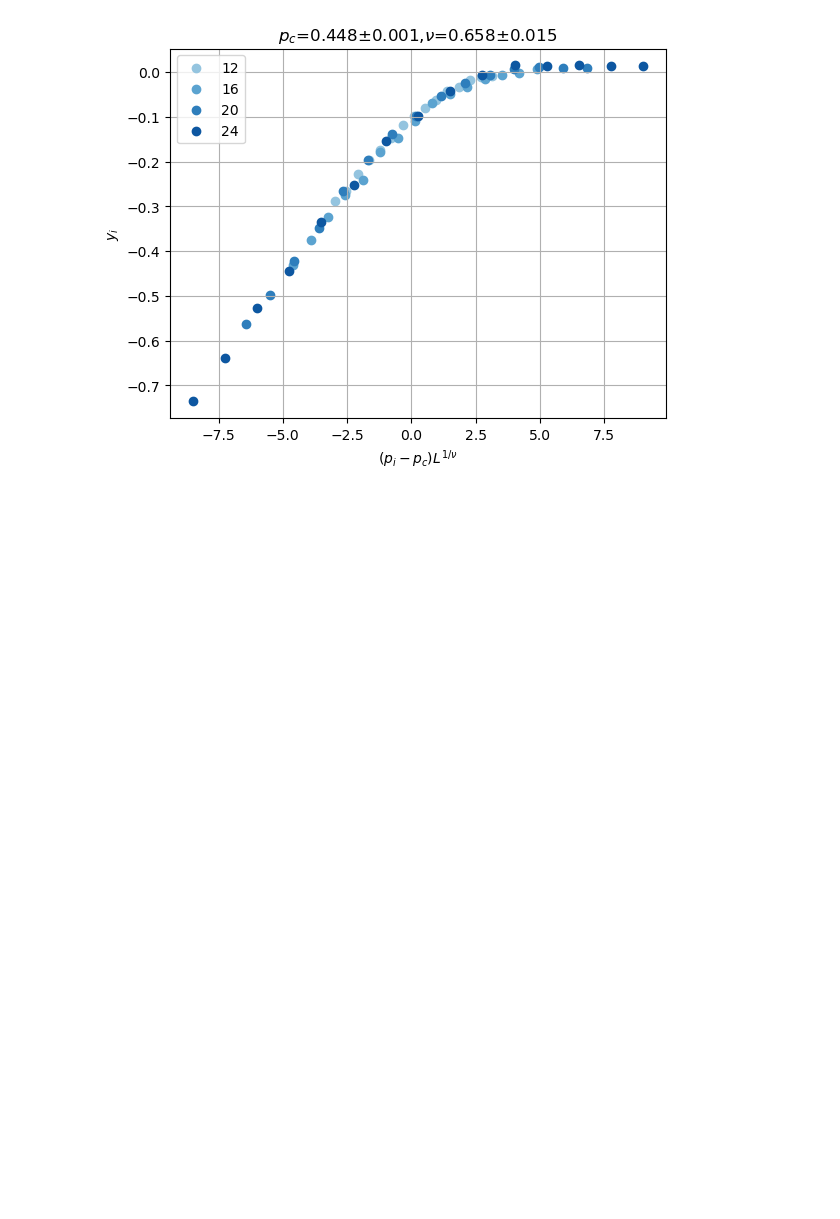
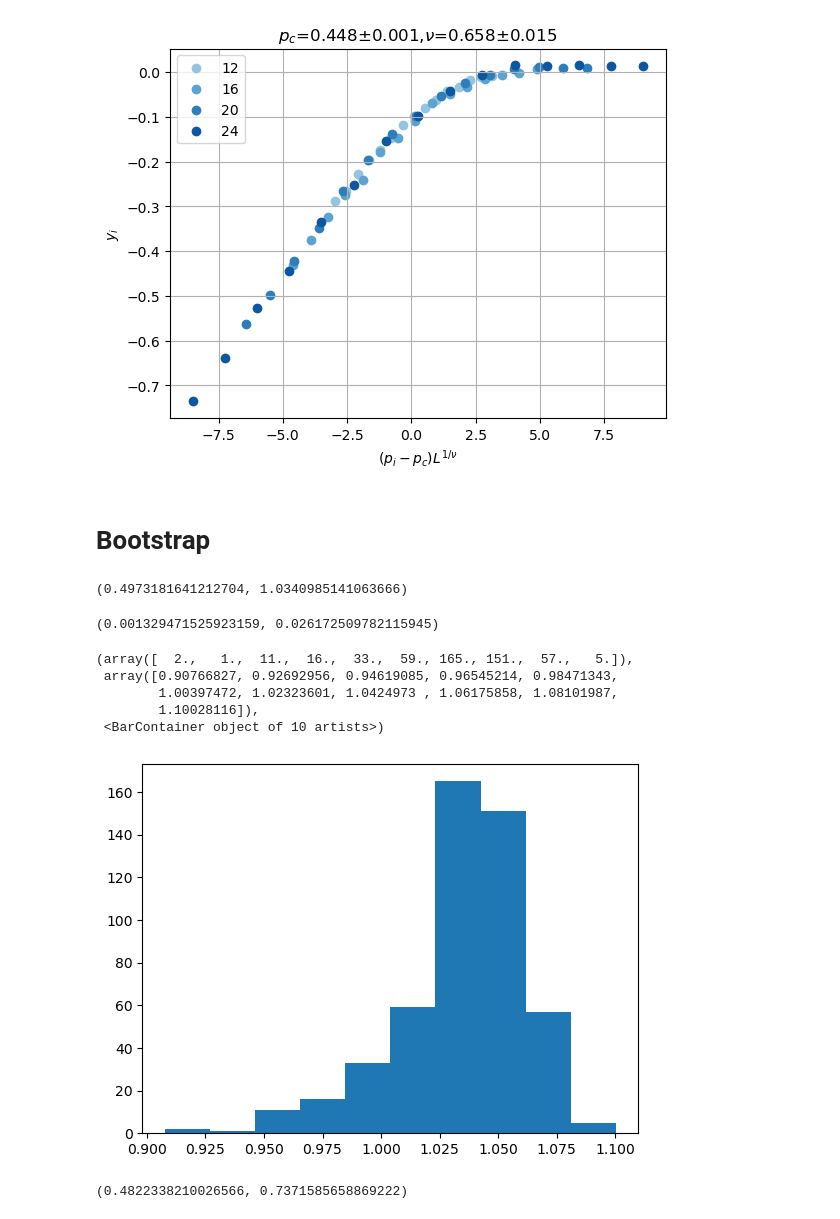
Before and after one commit to hainingpan/control_transition, a Jupyter notebook: AFM.ipynb, the cells around one changed output. Drawn from its saved outputs; the diff is of its cells as text; code cells hidden in the pictures; blank space fills up the shorter version.

Commit message:
update plots

```diff
--- a/AFM.ipynb
+++ b/AFM.ipynb
@@ -1998,3 +2005,27 @@ Correlations (unreported values are < 0.100)
 dc.plot_data_collapse()
 # %% [output]
 [figure]
+# %% [markdown]
+# Bootstrap
+# %%
+resampling=[bootstrapping(df_1_3,params={'Metrics':'TMI','p_proj':0},p_='p_ctrl',L_='L',p_range=[0.4,0.6],nu=1.0,p_c=.498,rng=idx) for idx in range(500)]
+# %%
+p_c_list=[r.res.params['p_c'].value for r in resampling]
+nu_list=[r.res.params['nu'].value for r in resampling]
+# %%
+np.mean(p_c_list),np.mean(nu_list)
+# %% [output]
+(0.4973181641212704, 1.0340985141063666)
+# %%
+np.std(p_c_list),np.std(nu_list)
+# %% [output]
+(0.001329471525923159, 0.026172509782115945)
+# %%
+plt.hist(nu_list)
+# %% [output]
+(array([  2.,   1.,  11.,  16.,  33.,  59., 165., 151.,  57.,   5.]),
+ array([0.90766827, 0.92692956, 0.94619085, 0.96545214, 0.98471343,
+        1.00397472, 1.02323601, 1.0424973 , 1.06175858, 1.08101987,
+        1.10028116]),
+ <BarContainer object of 10 artists>)
+[figure, added]
@@ -2000,0 +2037,4 @@ dc.plot_data_collapse()
+# %%
+np.mean(p_c_list),np.mean(nu_list)
+# %% [output]
+(0.4822338210026566, 0.7371585658869222)
```
Also changed, not shown: parts of 13 cells of this notebook, 11 other files.
